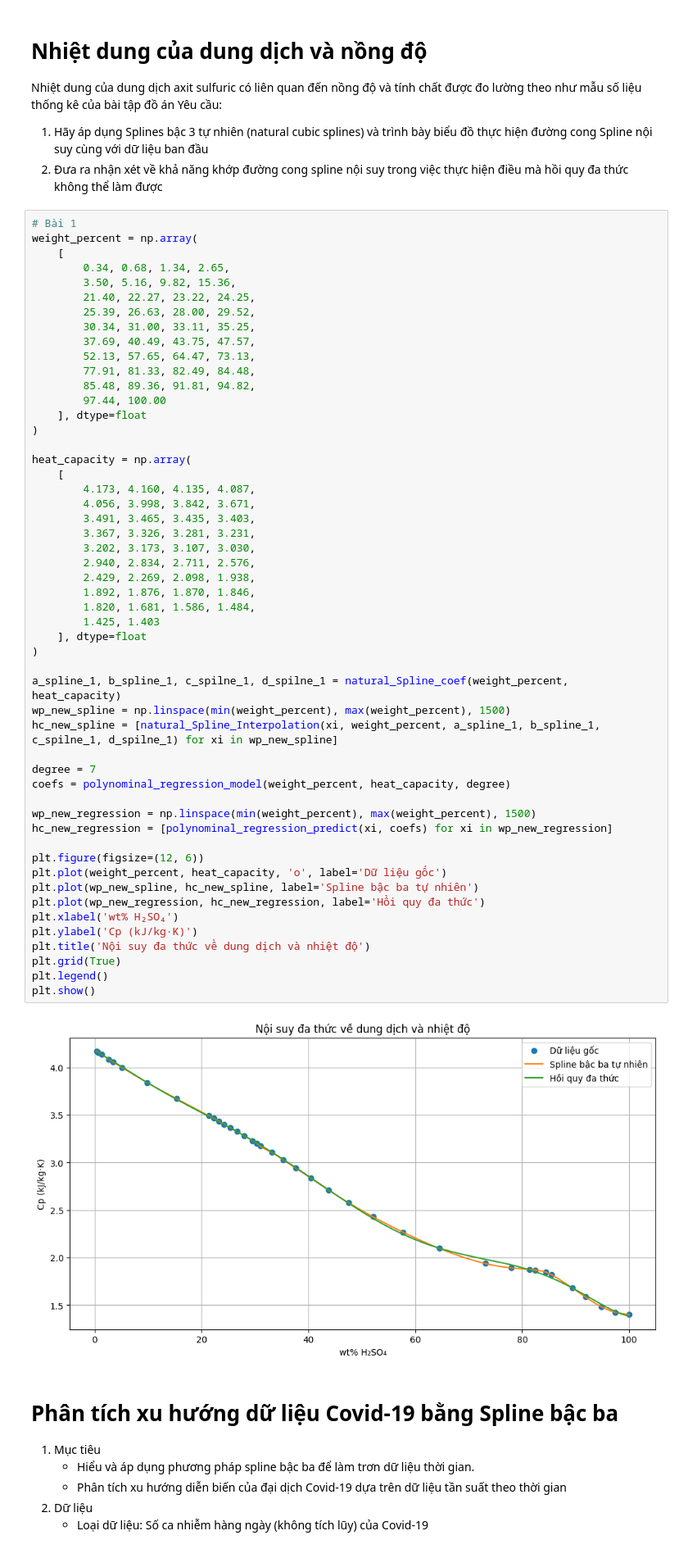
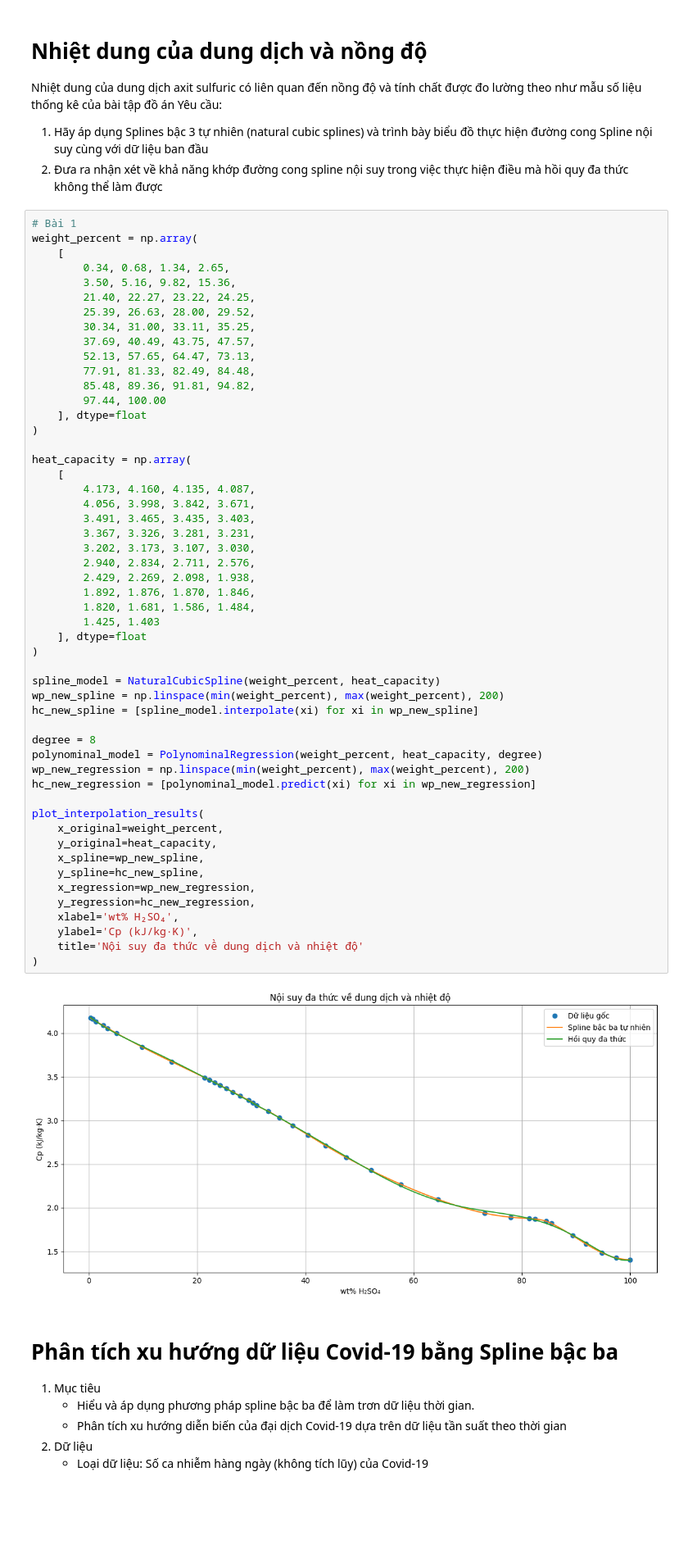
Before and after one commit to AkiraTomori/Interpolation, a Jupyter notebook: Test.ipynb, the cells around one changed output. Shown at 82% size. Cells and saved outputs as stored; diff of their text form; blank space fills up the shorter version.

```diff
--- a/Test.ipynb
+++ b/Test.ipynb
@@ -120,52 +118,52 @@ weight_percent = np.array(
         3.50, 5.16, 9.82, 15.36,
         21.40, 22.27, 23.22, 24.25,
         25.39, 26.63, 28.00, 29.52,
         30.34, 31.00, 33.11, 35.25,
         37.69, 40.49, 43.75, 47.57,
         52.13, 57.65, 64.47, 73.13,
         77.91, 81.33, 82.49, 84.48,
         85.48, 89.36, 91.81, 94.82,
         97.44, 100.00
     ], dtype=float
 )
 
 heat_capacity = np.array(
     [
         4.173, 4.160, 4.135, 4.087,
         4.056, 3.998, 3.842, 3.671,
         3.491, 3.465, 3.435, 3.403,
         3.367, 3.326, 3.281, 3.231,
         3.202, 3.173, 3.107, 3.030,
         2.940, 2.834, 2.711, 2.576,
         2.429, 2.269, 2.098, 1.938,
         1.892, 1.876, 1.870, 1.846,
         1.820, 1.681, 1.586, 1.484,
         1.425, 1.403
     ], dtype=float
 )
 
-a_spline_1, b_spline_1, c_spilne_1, d_spilne_1 = natural_Spline_coef(weight_percent, heat_capacity)
-wp_new_spline = np.linspace(min(weight_percent), max(weight_percent), 1500)
-hc_new_spline = [natural_Spline_Interpolation(xi, weight_percent, a_spline_1, b_spline_1, c_spilne_1, d_spilne_1) for xi in wp_new_spline]
+spline_model = NaturalCubicSpline(weight_percent, heat_capacity)
+wp_new_spline = np.linspace(min(weight_percent), max(weight_percent), 200)
+hc_new_spline = [spline_model.interpolate(xi) for xi in wp_new_spline]
 
-degree = 7
-coefs = polynominal_regression_model(weight_percent, heat_capacity, degree)
+degree = 8
+polynominal_model = PolynominalRegression(weight_percent, heat_capacity, degree)
+wp_new_regression = np.linspace(min(weight_percent), max(weight_percent), 200)
+hc_new_regression = [polynominal_model.predict(xi) for xi in wp_new_regression]
 
-wp_new_regression = np.linspace(min(weight_percent), max(weight_percent), 1500)
-hc_new_regression = [polynominal_regression_predict(xi, coefs) for xi in wp_new_regression]
-
-plt.figure(figsize=(12, 6))
-plt.plot(weight_percent, heat_capacity, 'o', label='Dữ liệu gốc')
-plt.plot(wp_new_spline, hc_new_spline, label='Spline bậc ba tự nhiên')
-plt.plot(wp_new_regression, hc_new_regression, label='Hồi quy đa thức')
-plt.xlabel('wt% H₂SO₄')
-plt.ylabel('Cp (kJ/kg·K)')
-plt.title('Nội suy đa thức về dung dịch và nhiệt độ')
-plt.grid(True)
-plt.legend()
-plt.show()
+plot_interpolation_results(
+    x_original=weight_percent,
+    y_original=heat_capacity,
+    x_spline=wp_new_spline,
+    y_spline=hc_new_spline,
+    x_regression=wp_new_regression,
+    y_regression=hc_new_regression,
+    xlabel='wt% H₂SO₄',
+    ylabel='Cp (kJ/kg·K)',
+    title='Nội suy đa thức về dung dịch và nhiệt độ'
+)
 # %% [output]
-[figure, old version]
+[figure, new version]
 # %% [markdown]
 # Phân tích xu hướng dữ liệu Covid-19 bằng Spline bậc ba
 1. Mục tiêu
```
Also changed, not shown: parts of 5 cells of this notebook.
